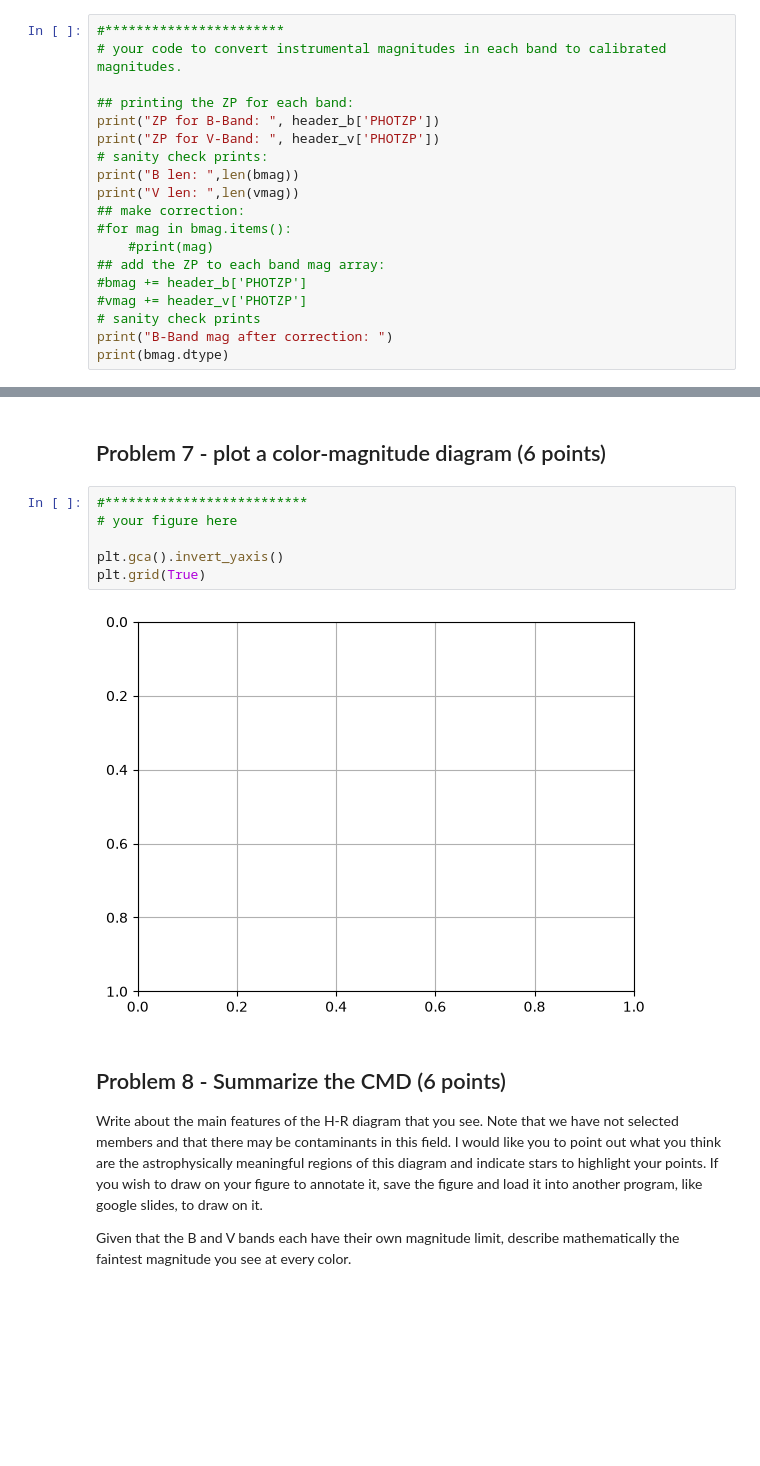
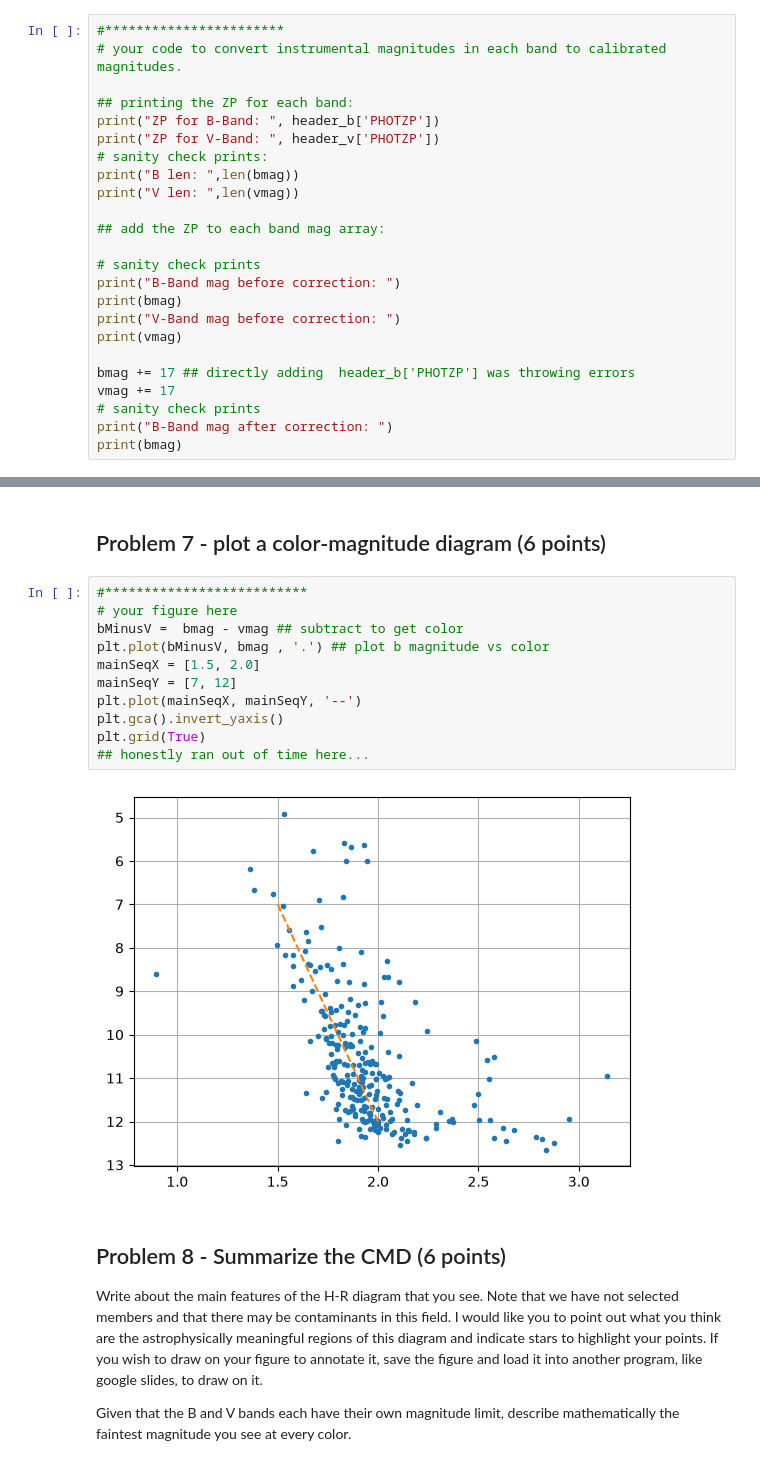
Before and after one commit to NathanielS-KU/Reductionproject_student, a Jupyter notebook: cluster_photometry_student.ipynb, the cells around one changed output, grey strips where cells are left out. Cells and saved outputs as stored; diff of their text form; blank space fills up the shorter version.

```diff
--- a/cluster_photometry_student.ipynb
+++ b/cluster_photometry_student.ipynb
@@ -705,15 +705,20 @@ print("ZP for V-Band: ", header_v['PHOTZP'])
 # sanity check prints:
 print("B len: ",len(bmag))
 print("V len: ",len(vmag))
-## make correction:
-#for mag in bmag.items():
-    #print(mag)
+
 ## add the ZP to each band mag array:
-#bmag += header_b['PHOTZP']
-#vmag += header_v['PHOTZP']
+
+# sanity check prints
+print("B-Band mag before correction: ")
+print(bmag)
+print("V-Band mag before correction: ")
+print(vmag)
+
+bmag += 17 ## directly adding  header_b['PHOTZP'] was throwing errors
+vmag += 17
 # sanity check prints
 print("B-Band mag after correction: ")
-print(bmag.dtype)
+print(bmag)
 # %% [output]
 ZP for B-Band:  17
 ZP for V-Band:  17
@@ -723,13 +740,18 @@ AttributeError: 'Column' object has no attribute 'items'
 # %% [markdown]
 ## Problem 7 - plot a color-magnitude diagram (6 points)
-# %%
-#**************************
-# your figure here
-
-plt.gca().invert_yaxis()
-plt.grid(True)
-# %% [output]
-[figure, removed]
+# %%
+#**************************
+# your figure here
+bMinusV =  bmag - vmag ## subtract to get color
+plt.plot(bMinusV, bmag , '.') ## plot b magnitude vs color
+mainSeqX = [1.5, 2.0]
+mainSeqY = [7, 12]
+plt.plot(mainSeqX, mainSeqY, '--')
+plt.gca().invert_yaxis()
+plt.grid(True)
+## honestly ran out of time here...
+# %% [output]
+[figure, added]
 # %% [markdown]
 ## Problem 8 - Summarize the CMD (6 points)
 Write about the main features of the H-R diagram that you see.  Note that we have not selected members and that there may be contaminants in this field.  I would like you to point out what you think are the astrophysically meaningful regions of this diagram and indicate stars to highlight your points.   If you wish to draw on your figure to annotate it, save the figure and load it into another program, like google slides, to draw on it.
```
Also changed, not shown: parts of 3 cells of this notebook.
